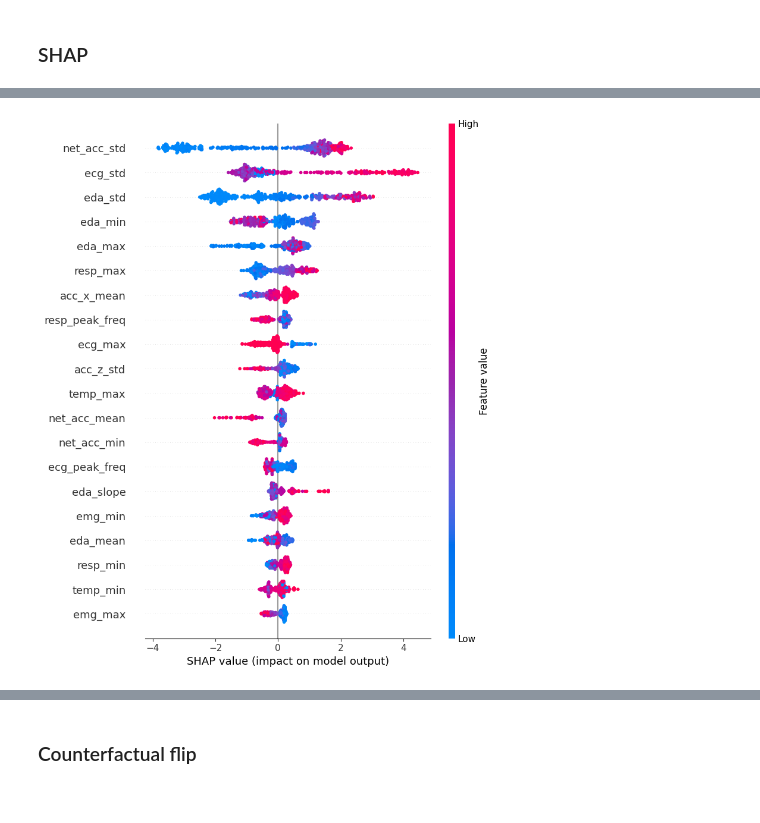
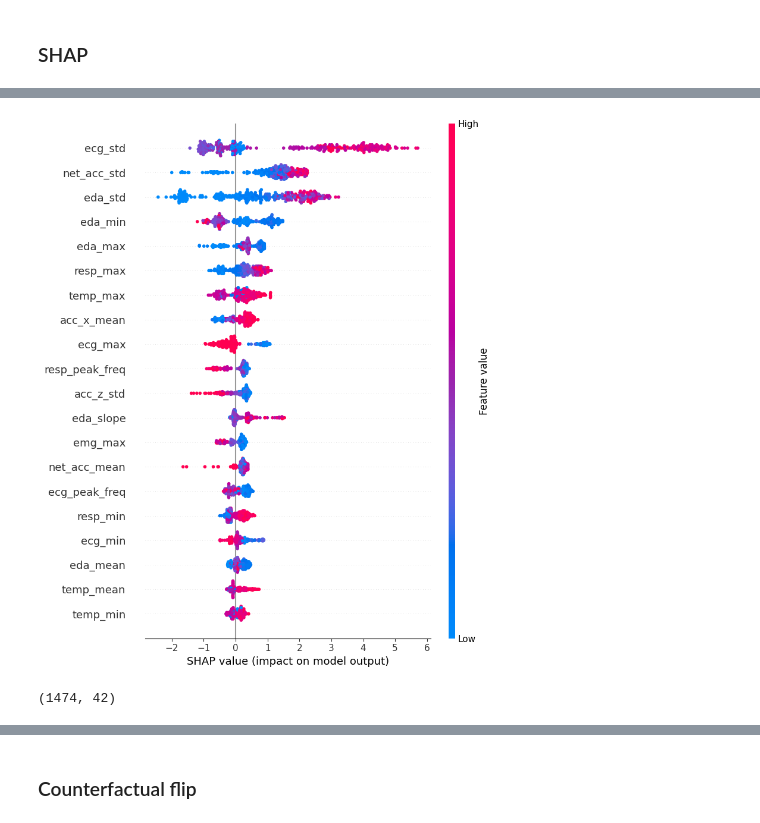
Before and after one commit to Yranshevare/XAI_For_Stress_and_Mental_Health_Prediction, a Jupyter notebook: ModelTraining/train3.ipynb, the cells around one changed output, grey strips where cells are left out. Cells and saved outputs as stored; diff of their text form; code cells hidden in the pictures.

```diff
--- a/ModelTraining/train3.ipynb
+++ b/ModelTraining/train3.ipynb
@@ -105,0 +110,3 @@ x_test = test.drop("label", axis=1)
+# %%
+x_train.drop(columns=['subject'], inplace=True)
+x_test.drop(columns=['subject'], inplace=True)
@@ -334,10 +406,14 @@ import shap
 shap.initjs()
 
 explainer = shap.TreeExplainer(model)
-shap_values = explainer(x_test_res)
+shap_values = explainer(str.drop("label", axis=1))
 # %% [output]
 [interactive output not drawn]
 # %%
-shap.summary_plot(shap_values, x_test_res)
+shap.summary_plot(shap_values, str.drop("label", axis=1))
 # %% [output]
-[figure, old version]
+[figure, new version]
+# %%
+df.shape
+# %% [output]
+(1474, 42)
```
Also changed, not shown: parts of 21 cells of this notebook, 1 other file.
